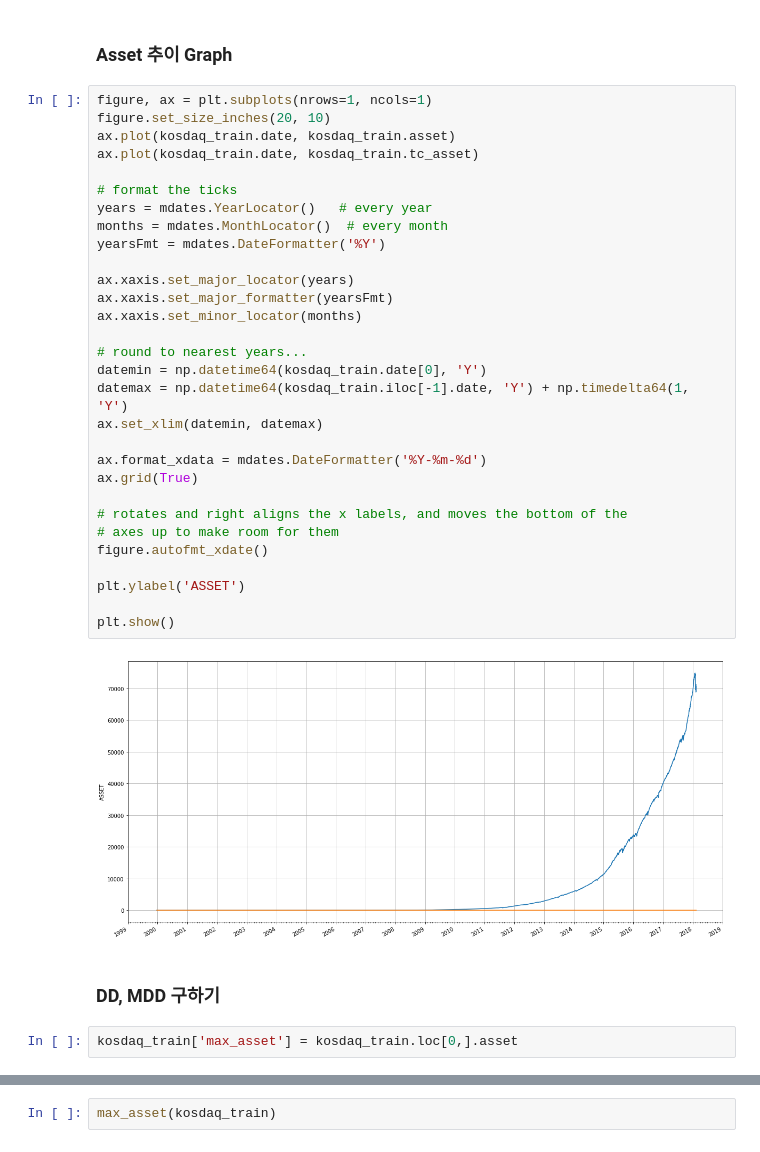
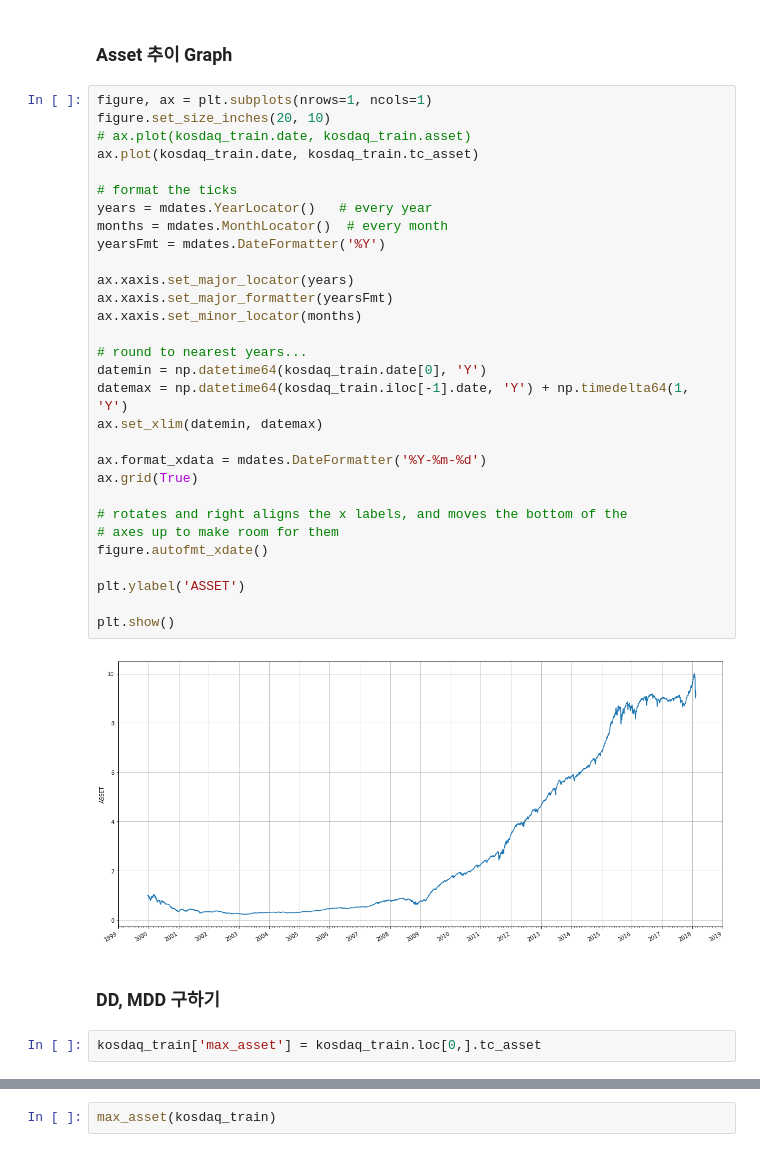
Before and after one commit to AveryCastle/quant-stock, a Jupyter notebook: backtest/Closing-Quotation-Opening-Quotation.ipynb, the cells around one changed output, grey strips where cells are left out. Saved outputs shown, nothing was run; the diff lists cells and outputs as text.

```diff
--- a/backtest/Closing-Quotation-Opening-Quotation.ipynb
+++ b/backtest/Closing-Quotation-Opening-Quotation.ipynb
@@ -126,39 +126,39 @@ kosdaq_train.tail()
 # %%
 figure, ax = plt.subplots(nrows=1, ncols=1)
 figure.set_size_inches(20, 10)
-ax.plot(kosdaq_train.date, kosdaq_train.asset)
+# ax.plot(kosdaq_train.date, kosdaq_train.asset)
 ax.plot(kosdaq_train.date, kosdaq_train.tc_asset)
 
 # format the ticks
 years = mdates.YearLocator()   # every year
 months = mdates.MonthLocator()  # every month
 yearsFmt = mdates.DateFormatter('%Y')
 
 ax.xaxis.set_major_locator(years)
 ax.xaxis.set_major_formatter(yearsFmt)
 ax.xaxis.set_minor_locator(months)
 
 # round to nearest years...
 datemin = np.datetime64(kosdaq_train.date[0], 'Y')
 datemax = np.datetime64(kosdaq_train.iloc[-1].date, 'Y') + np.timedelta64(1, 'Y')
 ax.set_xlim(datemin, datemax)
 
 ax.format_xdata = mdates.DateFormatter('%Y-%m-%d')
 ax.grid(True)
 
 # rotates and right aligns the x labels, and moves the bottom of the
 # axes up to make room for them
 figure.autofmt_xdate()
 
 plt.ylabel('ASSET')
 
 plt.show()
 # %% [output]
-[figure, old version]
+[figure, new version]
 # %% [markdown]
 ### DD, MDD 구하기
 # %%
-kosdaq_train['max_asset'] = kosdaq_train.loc[0,].asset
+kosdaq_train['max_asset'] = kosdaq_train.loc[0,].tc_asset
 # %%
 kosdaq_train.head()
 # %% [output]
```
Also changed, not shown: parts of 11 cells of this notebook.
